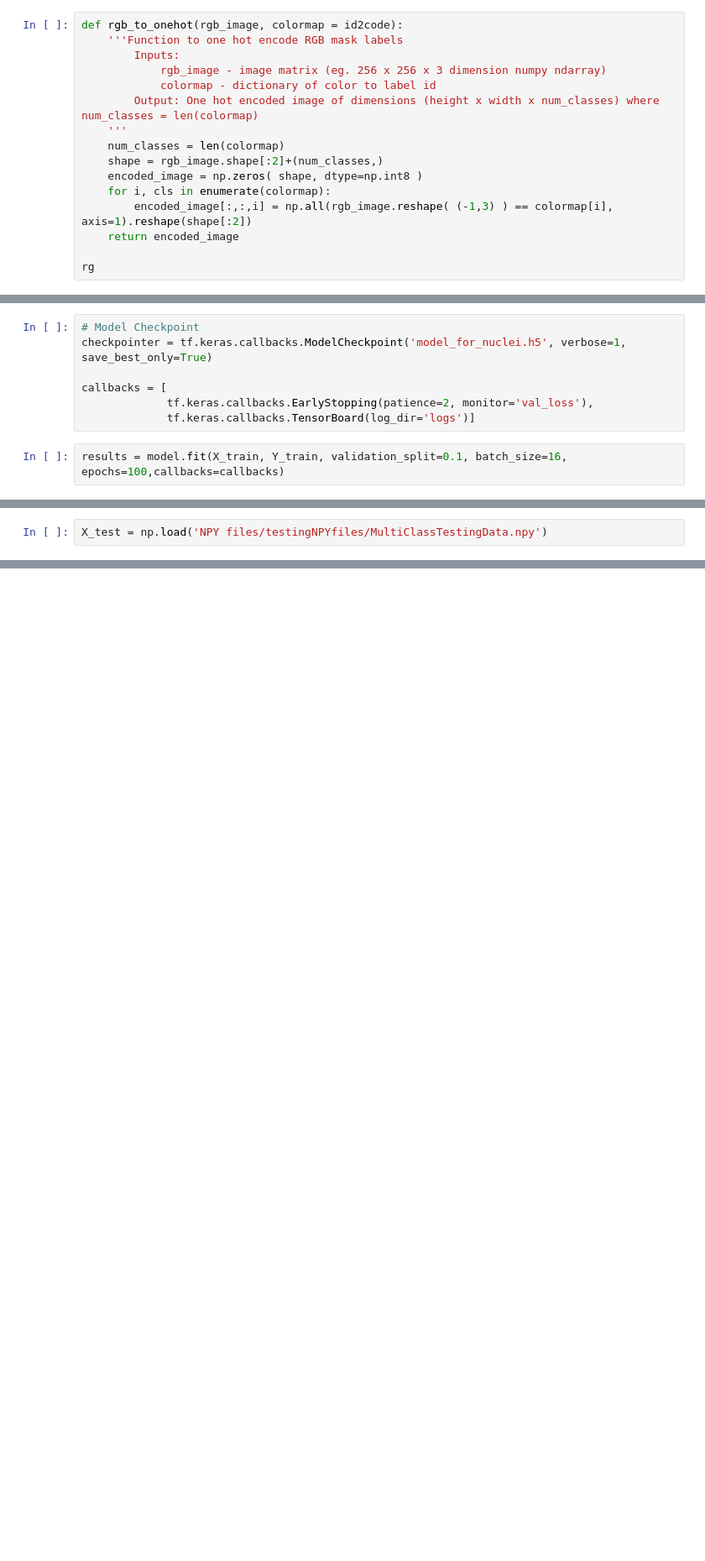
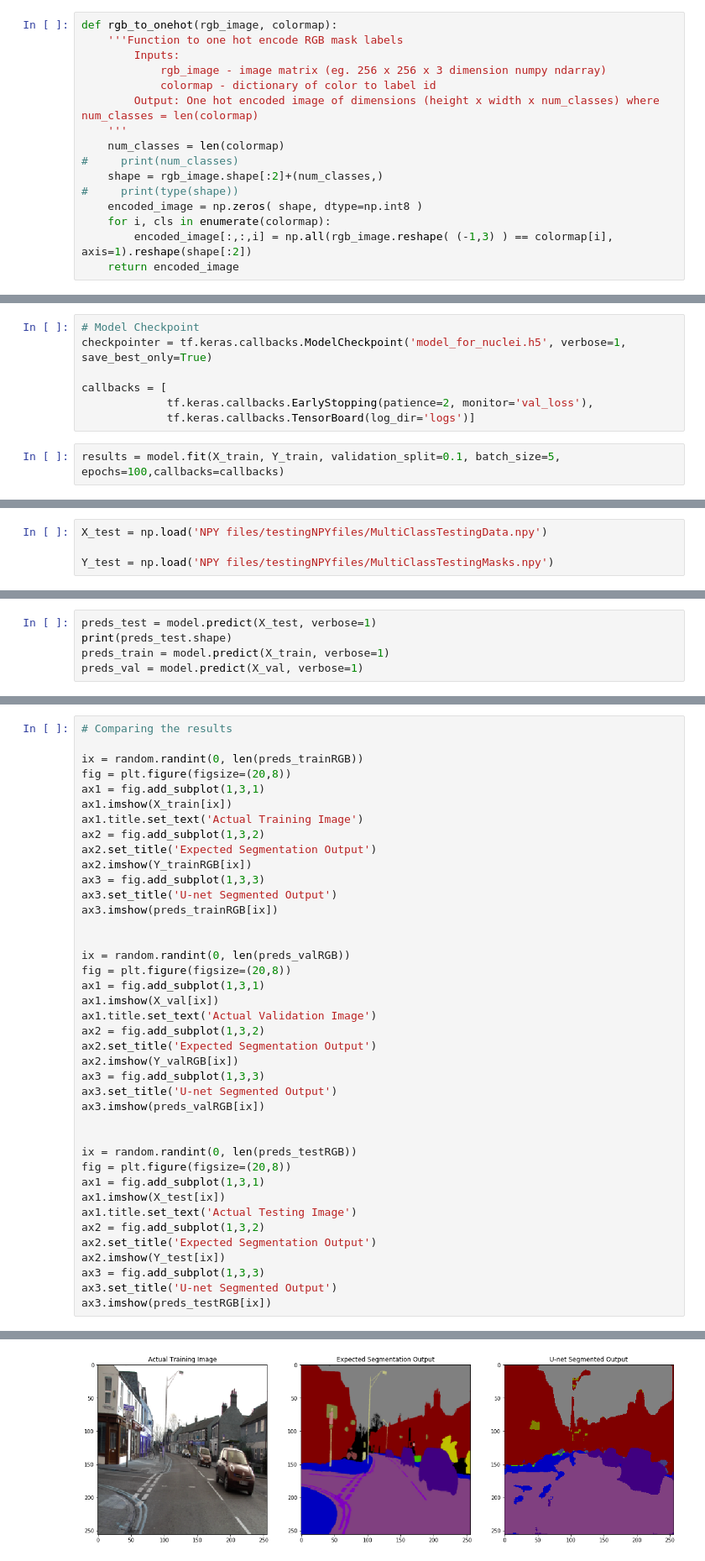
Before and after one commit to Eashwar-S/Semantic_Segmentation, a Jupyter notebook: MulticlassUnet.ipynb, the cells around one changed output, grey strips where cells are left out. Shown: that part at 84% size. Drawn from its saved outputs; the diff is of its cells as text; blank space fills up the shorter version.

Commit message:
Working version of multiclass semantic segmentation

```diff
--- a/MulticlassUnet.ipynb
+++ b/MulticlassUnet.ipynb
@@ -49,7 +50,7 @@ rgbColorID = {i:j for i,j in enumerate(rgbColorCodes)}
 {0: 'Animal', 1: 'Archway', 2: 'Bicyclist', 3: 'Bridge', 4: 'Building', 5: 'Car', 6: 'CartLuggagePram', 7: 'Child', 8: 'Column_Pole', 9: 'Fence', 10: 'LaneMkgsDriv', 11: 'LaneMkgsNonDriv', 12: 'Misc_T ...
 {0: (64, 128, 64), 1: (192, 0, 128), 2: (0, 128, 192), 3: (0, 128, 64), 4: (128, 0, 0), 5: (64, 0, 128), 6: (64, 0, 192), 7: (192, 128, 64), 8: (192, 192, 128), 9: (64, 64, 128), 10: (128, 0, 192), 11 ...
 # %%
-def rgb_to_onehot(rgb_image, colormap = id2code):
+def rgb_to_onehot(rgb_image, colormap):
     '''Function to one hot encode RGB mask labels
         Inputs:
             rgb_image - image matrix (eg. 256 x 256 x 3 dimension numpy ndarray)
@@ -57,13 +58,13 @@ def rgb_to_onehot(rgb_image, colormap = id2code):
         Output: One hot encoded image of dimensions (height x width x num_classes) where num_classes = len(colormap)
     '''
     num_classes = len(colormap)
+#     print(num_classes)
     shape = rgb_image.shape[:2]+(num_classes,)
+#     print(type(shape))
     encoded_image = np.zeros( shape, dtype=np.int8 )
     for i, cls in enumerate(colormap):
         encoded_image[:,:,i] = np.all(rgb_image.reshape( (-1,3) ) == colormap[i], axis=1).reshape(shape[:2])
     return encoded_image
-
-rg
 # %%
 # Processing training datasets
 processing = False
@@ -259,5 +327,5 @@ callbacks = [
              tf.keras.callbacks.EarlyStopping(patience=2, monitor='val_loss'),
              tf.keras.callbacks.TensorBoard(log_dir='logs')]
 # %%
-results = model.fit(X_train, Y_train, validation_split=0.1, batch_size=16, epochs=100,callbacks=callbacks)
+results = model.fit(X_train, Y_train, validation_split=0.1, batch_size=5, epochs=100,callbacks=callbacks)
 # %% [output]
@@ -265,2 +349,4 @@ ValueError: A target array with shape (369, 128, 128, 3) was passed for an outpu
 # %%
 X_test = np.load('NPY files/testingNPYfiles/MultiClassTestingData.npy')
+
+Y_test = np.load('NPY files/testingNPYfiles/MultiClassTestingMasks.npy')
@@ -329,0 +353,5 @@ plt.show()
+# %%
+preds_test = model.predict(X_test, verbose=1)
+print(preds_test.shape)
+preds_train = model.predict(X_train, verbose=1)
+preds_val = model.predict(X_val, verbose=1)
@@ -329,0 +388,41 @@ plt.show()
+# %%
+# Comparing the results
+
+ix = random.randint(0, len(preds_trainRGB))
+fig = plt.figure(figsize=(20,8))
+ax1 = fig.add_subplot(1,3,1)
+ax1.imshow(X_train[ix])
+ax1.title.set_text('Actual Training Image')
+ax2 = fig.add_subplot(1,3,2)
+ax2.set_title('Expected Segmentation Output')
+ax2.imshow(Y_trainRGB[ix])
+ax3 = fig.add_subplot(1,3,3)
+ax3.set_title('U-net Segmented Output')
+ax3.imshow(preds_trainRGB[ix])
+
+
+ix = random.randint(0, len(preds_valRGB))
+fig = plt.figure(figsize=(20,8))
+ax1 = fig.add_subplot(1,3,1)
+ax1.imshow(X_val[ix])
+ax1.title.set_text('Actual Validation Image')
+ax2 = fig.add_subplot(1,3,2)
+ax2.set_title('Expected Segmentation Output')
+ax2.imshow(Y_valRGB[ix])
+ax3 = fig.add_subplot(1,3,3)
+ax3.set_title('U-net Segmented Output')
+ax3.imshow(preds_valRGB[ix])
+
+
+ix = random.randint(0, len(preds_testRGB))
+fig = plt.figure(figsize=(20,8))
+ax1 = fig.add_subplot(1,3,1)
+ax1.imshow(X_test[ix])
+ax1.title.set_text('Actual Testing Image')
+ax2 = fig.add_subplot(1,3,2)
+ax2.set_title('Expected Segmentation Output')
+ax2.imshow(Y_test[ix])
+ax3 = fig.add_subplot(1,3,3)
+ax3.set_title('U-net Segmented Output')
+ax3.imshow(preds_testRGB[ix])
+# %% [output]
@@ -329,0 +430 @@ plt.show()
+[figure, added]
```
Also changed, not shown: parts of 19 cells of this notebook, 8 other files.
